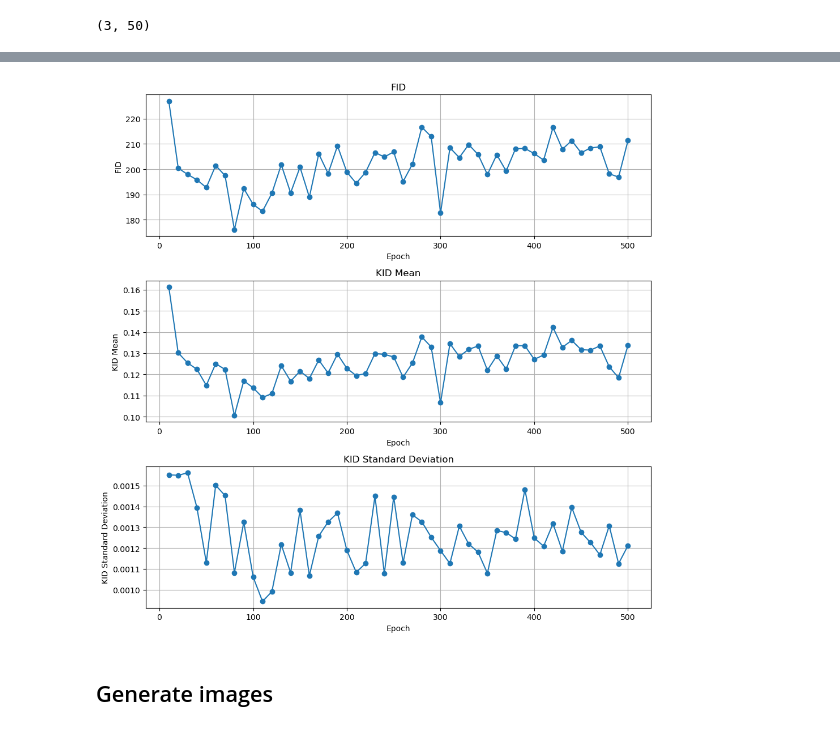
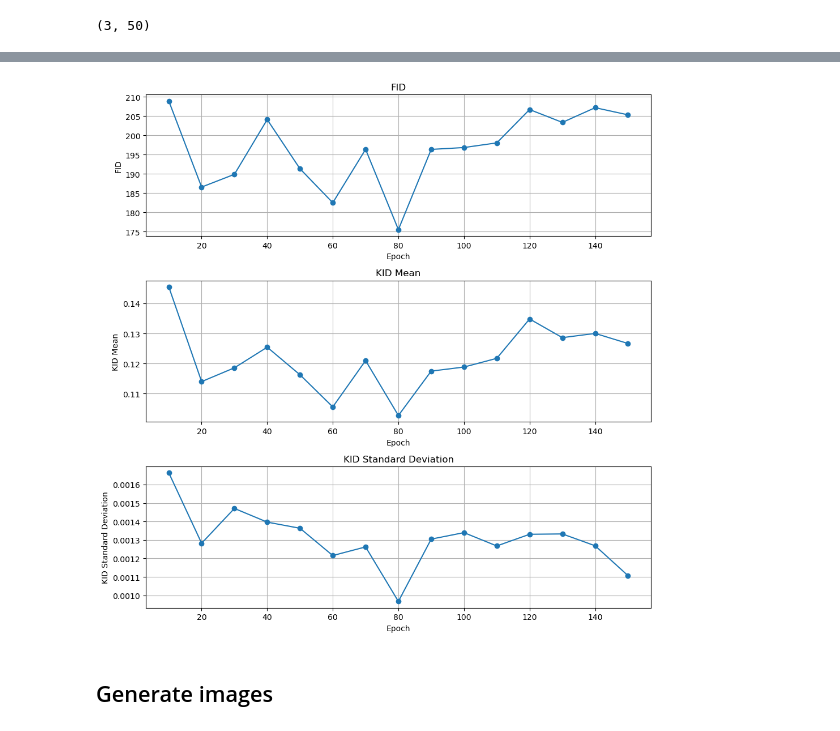
Before and after one commit to Suhaas0079/Farmland-Classification-using-Remote-Sensing, a Jupyter notebook: Notebooks/Spatial GAN - NIR.ipynb, the cells around one changed output, grey strips where cells are left out. Drawn from its saved outputs; the diff is of its cells as text; code cells hidden in the pictures.

```diff
--- a/Notebooks/Spatial GAN - NIR.ipynb
+++ b/Notebooks/Spatial GAN - NIR.ipynb
@@ -565,5 +581,5 @@ selected_model_path
 # %%
-file = open('./Analysis files npy files/Spatial/Model 8/Model 8.txt')
+file = open('./Analysis files npy files/Spatial/Model 5/Model 5.txt')
 
 line = file.readline()
 losses_d = []
@@ -755,3 +771,5 @@ np.save('./model8_FID_KID_stats.npy', fid_kid_array)
 print(fid_kid_array.shape)
 # %% [output]
 (3, 50)
+# %%
+fid_kid_array = np.load('./FID_KID_results_and_saves/Spatial/model6_FID_KID_stats.npy')
@@ -757,0 +788,22 @@ print(fid_kid_array.shape)
+# %%
+epochs = np.arange(10, (fid_kid_array.shape[1]*10)+1, 10)
+
+# Titles for each metric
+titles = ['FID', 'KID Mean', 'KID Standard Deviation']
+
+# Plot each metric in a separate subplot
+plt.figure(figsize=(10, 10))
+
+for i in range(3):
+    plt.subplot(3, 1, i + 1)
+    plt.plot(epochs[:15], fid_kid_array[i,:15], marker='o', label=titles[i])
+    plt.title(titles[i])
+    plt.xlabel('Epoch')
+    plt.ylabel(titles[i])
+    plt.grid(True)
+
+# Adjust layout
+plt.tight_layout()
+
+# Show plot
+plt.show()
@@ -758,27 +812,27 @@ print(fid_kid_array.shape)
 # %%
 epochs = np.arange(10, (fid_kid_array.shape[1]*10)+1, 10)
 
 # Titles for each metric
 titles = ['FID', 'KID Mean', 'KID Standard Deviation']
 
 # Plot each metric in a separate subplot
 plt.figure(figsize=(10, 10))
 
 for i in range(3):
     plt.subplot(3, 1, i + 1)
-    plt.plot(epochs, fid_kid_array[i], marker='o', label=titles[i])
+    plt.plot(epochs[:15], fid_kid_array[i,:15], marker='o', label=titles[i])
     plt.title(titles[i])
     plt.xlabel('Epoch')
     plt.ylabel(titles[i])
     plt.grid(True)
 
 # Adjust layout
 plt.tight_layout()
 
 # Show plot
 plt.show()
 # %% [output]
-[figure, old version]
+[figure, new version]
 # %% [markdown]
 ## Generate images
 # %% [markdown]
```
Also changed, not shown: parts of 14 cells of this notebook, 12 other files.
